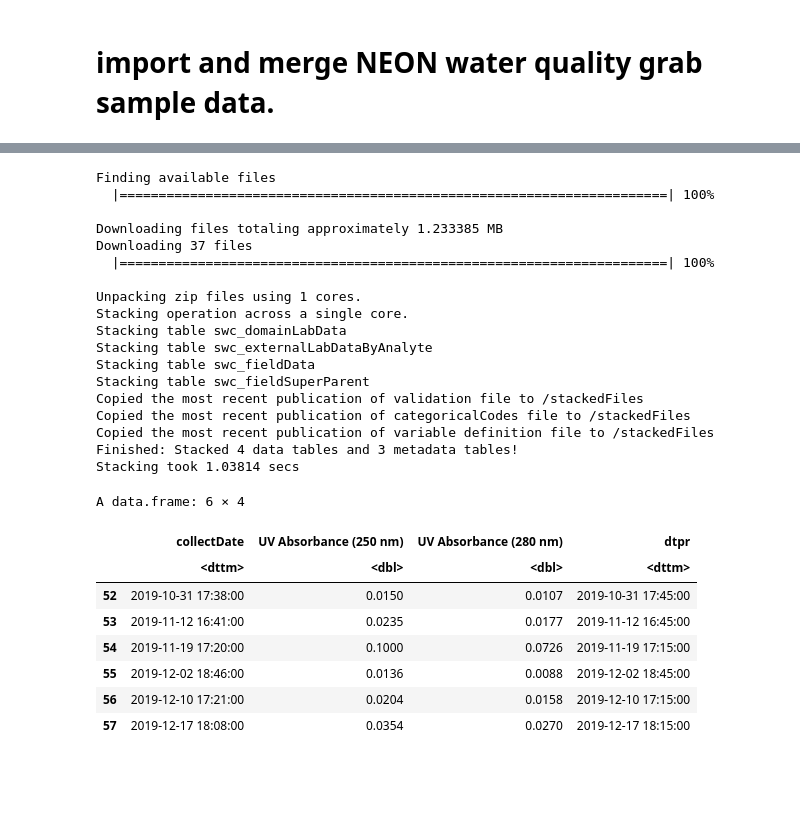
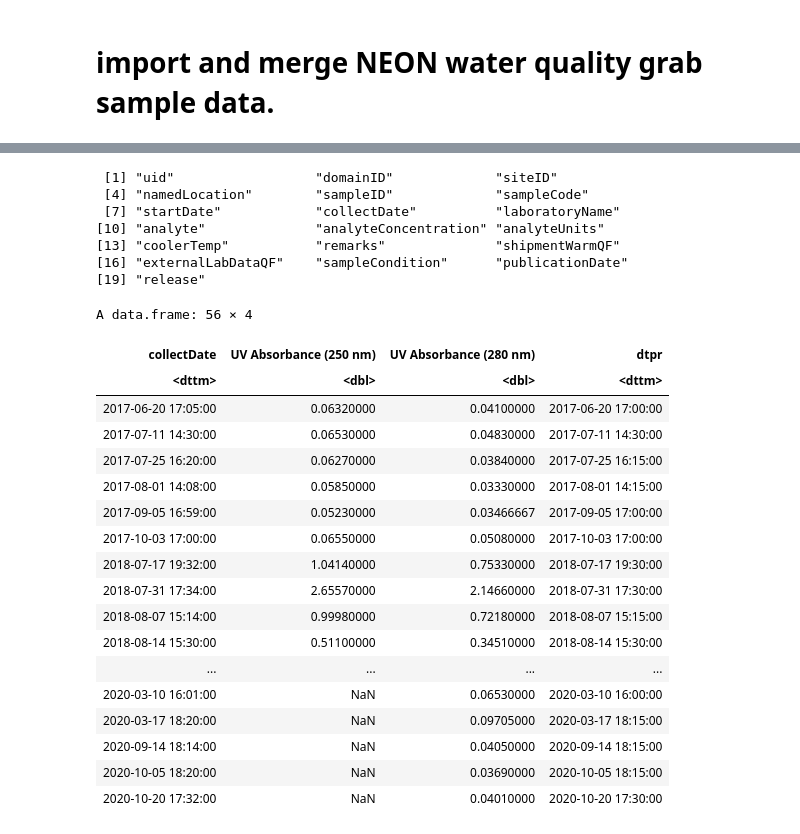
Before and after one commit to jakehosen/neon_suna, a Jupyter notebook: ipython/assembled_SUNA_SYCA.ipynb, the cells around one changed output, grey strips where cells are left out. Cells and saved outputs as stored; diff of their text form; code cells hidden in the pictures; blank space fills up the shorter version.

Commit message:
adding COMO, SYCA others

```diff
--- a/ipython/assembled_SUNA_SYCA.ipynb
+++ b/ipython/assembled_SUNA_SYCA.ipynb
@@ -29,0 +6,4 @@ The following object is masked from ‘package:dplyr’:
+# %%
+worSYCA<-"~/neon_suna"
+site_id<-"SYCA"
+data<-paste("~/gdrive/SUNA_data/SUNA_NEON/",site_id,sep="")
@@ -177,0 +227,7 @@ suna_red<-summaryBy(.~dtpr,suna_cols,FUN=c(mean))
+# %%
+
+
+library(zoo)
+SYCA_wqg<-loadByProduct(dpID="DP1.20093.001",site="SYCA",check.size=F)
+saveRDS(SYCA_wqg,paste(data,"/SYCA_wqg.rds",sep=""))
+SYCA_wqg<-readRDS(paste(data,"/SYCA_wqg.rds",sep=""))
@@ -178,44 +255,37 @@ suna_red<-summaryBy(.~dtpr,suna_cols,FUN=c(mean))
 # %%
-library(zoo)
-MART_wqg<-loadByProduct(dpID="DP1.20093.001",site="MART",check.size=F)
-saveRDS(MART_wqg,paste(getwd(),"/MART_wqg.rds",sep=""))
-MART_wqg<-readRDS(paste(getwd(),"/MART_wqg.rds",sep=""))
+SYCA_wqg_d<-as.data.frame(SYCA_wqg$swc_externalLabDataByAnalyte)
 
-MART_wqg_d<-as.data.frame(MART_wqg$swc_externalLabDataByAnalyte)
-uv_abs<-subset(MART_wqg_d,analyte=="UV Absorbance (250 nm)"|analyte=="UV Absorbance (280 nm)")
+names(SYCA_wqg_d)
+
+uv_abs<-subset(SYCA_wqg_d,analyte=="UV Absorbance (250 nm)"|analyte=="UV Absorbance (280 nm)")
 date_cast<-dcast(uv_abs[,c("analyte","collectDate","analyteConcentration")],collectDate~analyte,value.var="analyteConcentration",mean)
 date_cast$dtpr<-lubridate::round_date(date_cast$collectDate, "15 minutes")
 
-suna_grab<-merge(suna_red,date_cast,by="dtpr",all.y=TRUE)
-
-#temp_nitrate_zoo<-zoo(nitrate$nitrate_umL,nitrate$dtp)
-#temp_n<-na.approx(temp_nitrate_zoo,xout=suna_red$dtp,na.rm=FALSE)
-tail(date_cast)
+(date_cast)
 # %% [output]
-Finding available files
-  |======================================================================| 100%
-
-Downloading files totaling approximately 1.233385 MB
-Downloading 37 files
-  |======================================================================| 100%
-
-Unpacking zip files using 1 cores.
-Stacking operation across a single core.
-Stacking table swc_domainLabData
-Stacking table swc_externalLabDataByAnalyte
-Stacking table swc_fieldData
-Stacking table swc_fieldSuperParent
-Copied the most recent publication of validation file to /stackedFiles
-Copied the most recent publication of categoricalCodes file to /stackedFiles
-Copied the most recent publication of variable definition file to /stackedFiles
-Finished: Stacked 4 data tables and 3 metadata tables!
-Stacking took 1.03814 secs
+ [1] "uid"                  "domainID"             "siteID"
+ [4] "namedLocation"        "sampleID"             "sampleCode"
+ [7] "startDate"            "collectDate"          "laboratoryName"
+[10] "analyte"              "analyteConcentration" "analyteUnits"
+[13] "coolerTemp"           "remarks"              "shipmentWarmQF"
+[16] "externalLabDataQF"    "sampleCondition"      "publicationDate"
+[19] "release"
-A data.frame: 6 × 4
+A data.frame: 56 × 4
-|  | collectDate | UV Absorbance (250 nm) | UV Absorbance (280 nm) | dtpr |
-|  | <dttm> | <dbl> | <dbl> | <dttm> |
-| 52 | 2019-10-31 17:38:00 | 0.0150 | 0.0107 | 2019-10-31 17:45:00 |
-| 53 | 2019-11-12 16:41:00 | 0.0235 | 0.0177 | 2019-11-12 16:45:00 |
-| 54 | 2019-11-19 17:20:00 | 0.1000 | 0.0726 | 2019-11-19 17:15:00 |
-| 55 | 2019-12-02 18:46:00 | 0.0136 | 0.0088 | 2019-12-02 18:45:00 |
-| 56 | 2019-12-10 17:21:00 | 0.0204 | 0.0158 | 2019-12-10 17:15:00 |
-| 57 | 2019-12-17 18:08:00 | 0.0354 | 0.0270 | 2019-12-17 18:15:00 |
+| collectDate | UV Absorbance (250 nm) | UV Absorbance (280 nm) | dtpr |
+| <dttm> | <dbl> | <dbl> | <dttm> |
+| 2017-06-20 17:05:00 | 0.06320000 | 0.04100000 | 2017-06-20 17:00:00 |
+| 2017-07-11 14:30:00 | 0.06530000 | 0.04830000 | 2017-07-11 14:30:00 |
+| 2017-07-25 16:20:00 | 0.06270000 | 0.03840000 | 2017-07-25 16:15:00 |
+| 2017-08-01 14:08:00 | 0.05850000 | 0.03330000 | 2017-08-01 14:15:00 |
+| 2017-09-05 16:59:00 | 0.05230000 | 0.03466667 | 2017-09-05 17:00:00 |
+| 2017-10-03 17:00:00 | 0.06550000 | 0.05080000 | 2017-10-03 17:00:00 |
+| 2018-07-17 19:32:00 | 1.04140000 | 0.75330000 | 2018-07-17 19:30:00 |
+| 2018-07-31 17:34:00 | 2.65570000 | 2.14660000 | 2018-07-31 17:30:00 |
+| 2018-08-07 15:14:00 | 0.99980000 | 0.72180000 | 2018-08-07 15:15:00 |
+| 2018-08-14 15:30:00 | 0.51100000 | 0.34510000 | 2018-08-14 15:30:00 |
+| ... | ... | ... | ... |
+| 2020-03-10 16:01:00 | NaN | 0.06530000 | 2020-03-10 16:00:00 |
+| 2020-03-17 18:20:00 | NaN | 0.09705000 | 2020-03-17 18:15:00 |
+| 2020-09-14 18:14:00 | NaN | 0.04050000 | 2020-09-14 18:15:00 |
+| 2020-10-05 18:20:00 | NaN | 0.03690000 | 2020-10-05 18:15:00 |
+| 2020-10-20 17:32:00 | NaN | 0.04010000 | 2020-10-20 17:30:00 |
```
Also changed, not shown: parts of 52 cells of this notebook, 8 other files.
